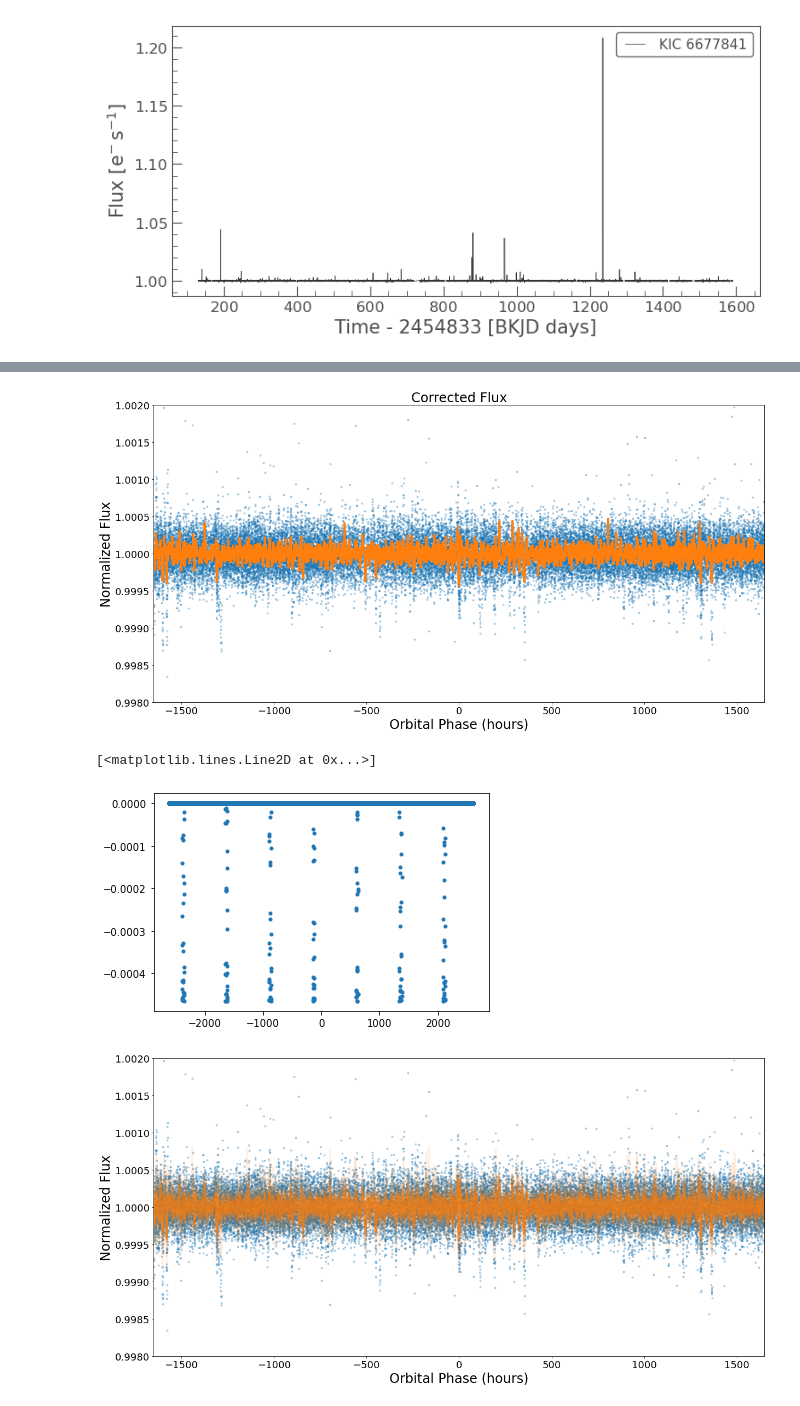
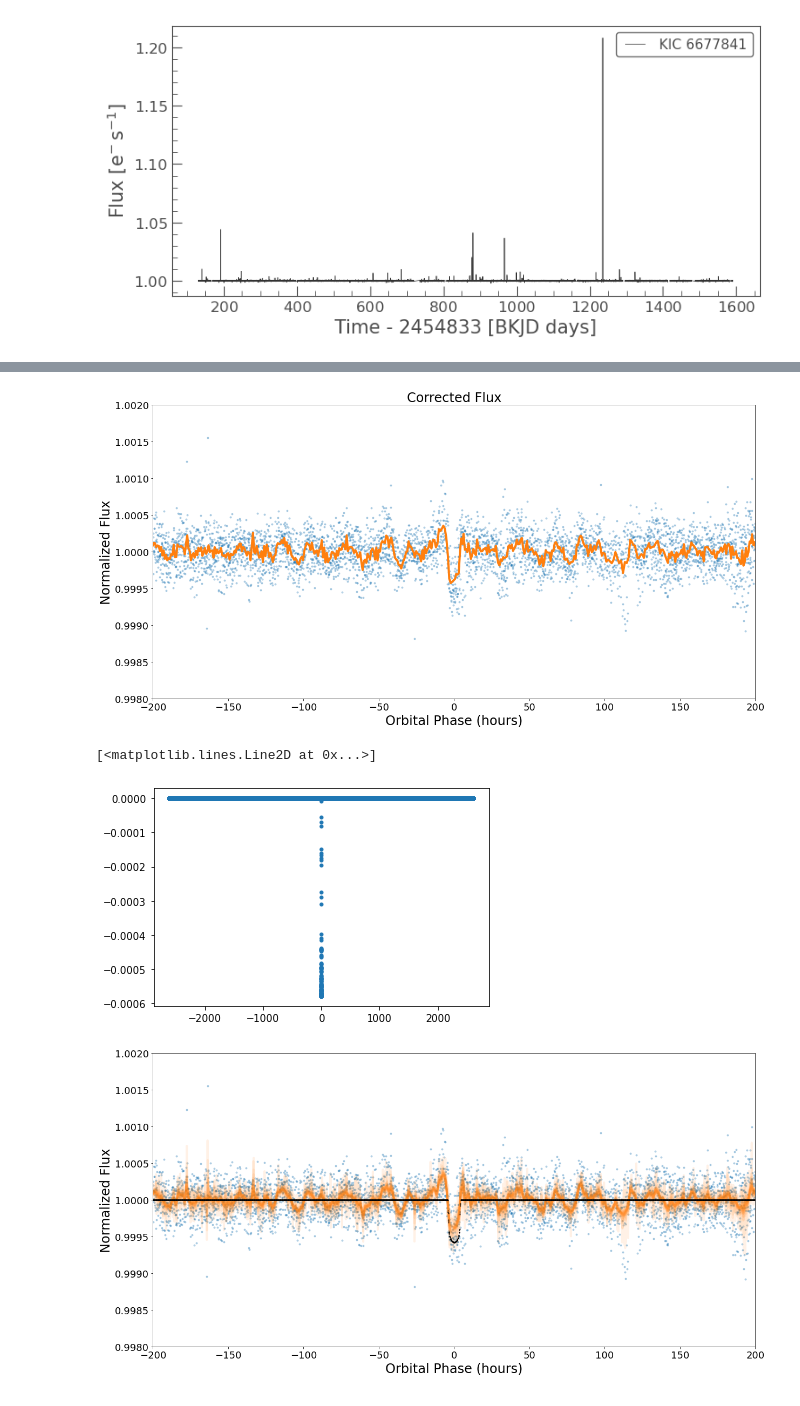
Before and after one commit to stevepur/falsePositiveTableAnalysis, a Jupyter notebook: TCE6677841-04.ipynb, the cells around one changed output, grey strips where cells are left out. Saved outputs shown, nothing was run; the diff lists cells and outputs as text; code cells hidden in the pictures.

Commit message:
fixed graphics

```diff
--- a/TCE6677841-04.ipynb
+++ b/TCE6677841-04.ipynb
@@ -76,20 +76,20 @@ corr_lc.plot();
 period = 217.709218;
 epoch = 311.893055;
 
-xRangeHours = 30*55
+xRangeHours = 200
 yRange = 2e-3
 binFactor = 10
 periodHours = period*24
 
-foldedLc = lc.fold(period = period, t0=epoch)
-foldedBinnedLc = lc.fold(period = period, t0=epoch).bin(binFactor)
+# foldedLc = lc.fold(period = period, t0=epoch)
+# foldedBinnedLc = lc.fold(period = period, t0=epoch).bin(binFactor)
 
-plt.figure(figsize=(20,10))
-plt.plot(foldedLc.phase*periodHours, foldedLc.flux, '.', alpha=0.3)
-plt.plot(foldedBinnedLc.phase*periodHours, foldedBinnedLc.flux, lw=2)
-plt.xlim(-xRangeHours, xRangeHours)
-plt.ylim(1-yRange, 1+yRange);
-plt.tick_params(labelsize = 18)
-plt.xlabel("Orbital Phase (hours)", fontsize = 24)
-plt.ylabel("Normalized Flux", fontsize = 24)
-plt.title("Uncorrected Flux", fontsize = 24)
+# plt.figure(figsize=(20,10))
+# plt.plot(foldedLc.phase*periodHours, foldedLc.flux, '.', alpha=0.3)
+# plt.plot(foldedBinnedLc.phase*periodHours, foldedBinnedLc.flux, lw=2)
+# plt.xlim(-xRangeHours, xRangeHours)
+# plt.ylim(1-yRange, 1+yRange);
+# plt.tick_params(labelsize = 18)
+# plt.xlabel("Orbital Phase (hours)", fontsize = 24)
+# plt.ylabel("Normalized Flux", fontsize = 24)
+# plt.title("Uncorrected Flux", fontsize = 24)
@@ -109,9 +106,9 @@ plt.tick_params(labelsize = 18)
 plt.xlabel("Orbital Phase (hours)", fontsize = 24)
 plt.ylabel("Normalized Flux", fontsize = 24)
 plt.title("Corrected Flux", fontsize = 24)
-plt.savefig("TCE7098049-01.pdf",facecolor='white', transparent=False, bbox_inches='tight')
+plt.savefig("TCE6677841-04.pdf",facecolor='white', transparent=False, bbox_inches='tight')
 # %% [output]
-[figure, old version]
+[figure, new version]
 # %%
 import subprocess
 import os
@@ -148,30 +145,30 @@ def get_dv_model(kepid, tceNum, wgetFileName):
     return dvModel
 # %%
 # requires the file found on the exoplanet archive https://exoplanetarchive.ipac.caltech.edu/bulk_data_download/Kepler_TCE_DV_DR25_wget.bat
-transitModel = get_dv_model(7098049, 1, "/Volumes/DR25_data/dvFitsFiles/Kepler_TCE_DV_DR25_wget.bat")
+transitModel = get_dv_model(6677841, 4, "/Volumes/DR25_data/dvFitsFiles/Kepler_TCE_DV_DR25_wget.bat")
 # %%
 modelPhase = periodHours*np.mod(transitModel["time"] + period/2 - epoch, period)/period - periodHours/2
 plt.plot(modelPhase, transitModel["model"], '.')
 # %% [output]
 [<matplotlib.lines.Line2D at 0x...>]
-[figure, old version]
+[figure, new version]
 # %%
 defaultColors = plt.rcParams['axes.prop_cycle'].by_key()['color']
 # %%
 binFactors = range(2,20,1)
 
 plt.figure(figsize=(20,10))
 plt.plot(foldedCorrectedLc.phase*periodHours, foldedCorrectedLc.flux, '.', alpha=0.3)
 for binFactor in binFactors:
     lc = corr_lc.fold(period = period, t0=epoch).bin(binFactor).remove_outliers()
     plt.plot(lc.phase*periodHours, lc.flux, color=defaultColors[1], lw=4, alpha = 0.1)
-# plt.plot(modelPhase, transitModel["model"] + 1, 'k.', ms = 2, alpha = 1)
+plt.plot(modelPhase, transitModel["model"] + 1, 'k.', ms = 2, alpha = 1)
 plt.xlim(-xRangeHours, xRangeHours)
 plt.ylim(1-yRange, 1+yRange);
 plt.tick_params(labelsize = 18)
 plt.xlabel("Orbital Phase (hours)", fontsize = 24)
 plt.ylabel("Normalized Flux", fontsize = 24)
 # plt.title("Corrected Flux", fontsize = 24)
-plt.savefig("TCE7098049-01.png",facecolor='white', transparent=False, bbox_inches='tight')
+plt.savefig("TCE6677841-04.png",facecolor='white', transparent=False, bbox_inches='tight')
 # %% [output]
-[figure, old version]
+[figure, new version]
```
Also changed, not shown: parts of 1 cell of this notebook, 25 other files.
